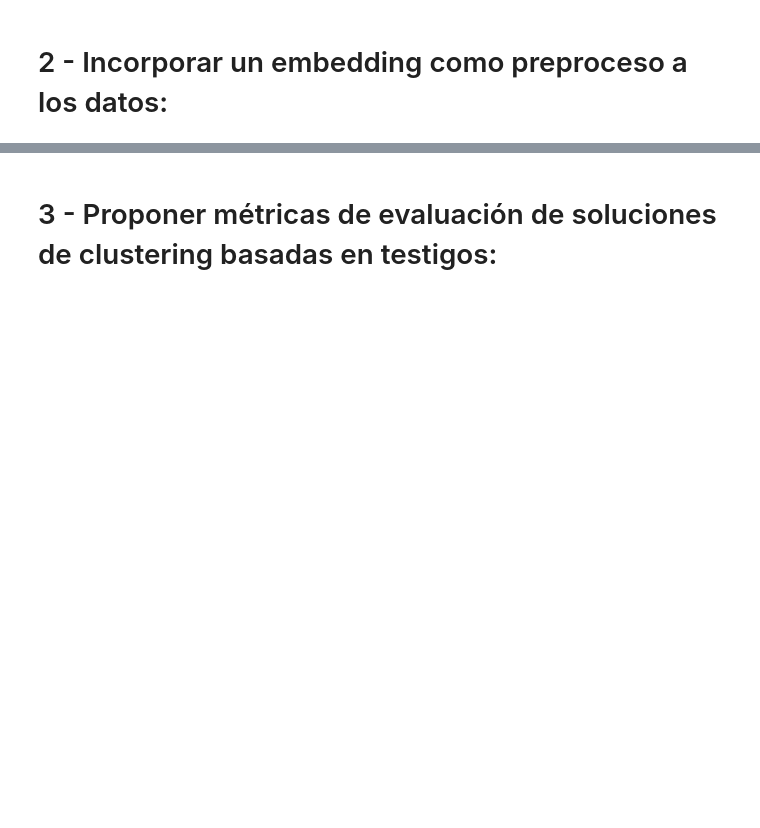
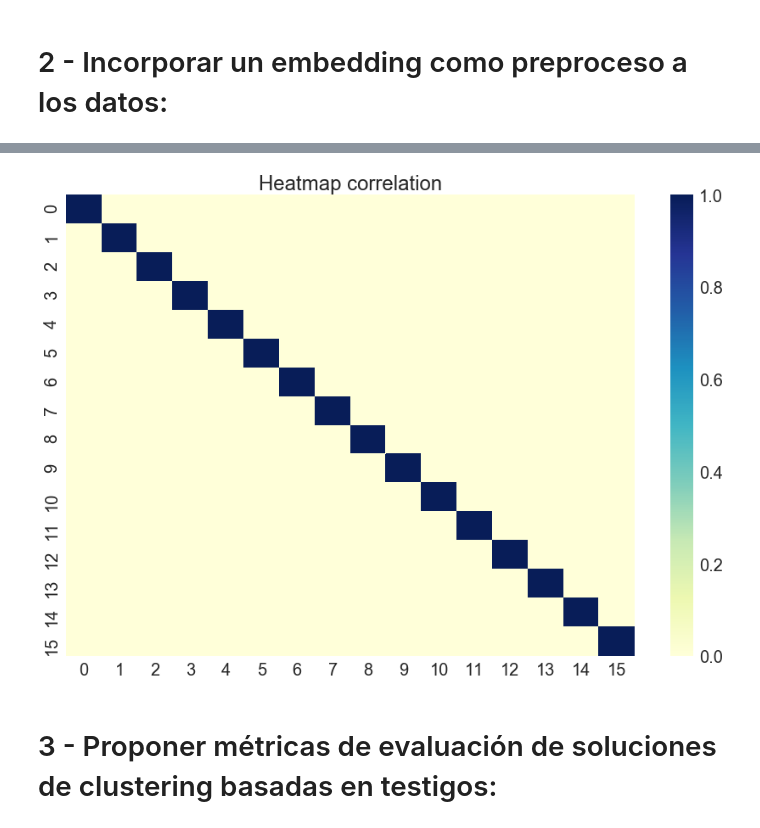
Before and after one commit to david-gonzalez/diplodatos, a Jupyter notebook: Aprendizaje_NO_supervisado/Entregables/Laboratorio-1/Aprendizaje No Supervisado - Laboratorio 1 - Clustering.ipynb, the cells around one changed output, grey strips where cells are left out. Drawn from its saved outputs; the diff is of its cells as text; code cells hidden in the pictures; blank space fills up the shorter version.

```diff
--- a/Aprendizaje_NO_supervisado/Entregables/Laboratorio-1/Aprendizaje No Supervisado - Laboratorio 1 - Clustering.ipynb
+++ b/Aprendizaje_NO_supervisado/Entregables/Laboratorio-1/Aprendizaje No Supervisado - Laboratorio 1 - Clustering.ipynb
@@ -67,0 +234,9 @@ ventas_df = load_dataset()
+# %%
+# Aqui podemos ver que algunas features tiene mucha correlacion entre si, como SOCIEDAD_JURIDICA y ser AGENTE_RETENCION.
+# Lo mismo sucede con FACTURA_MONTO_TOTAL, CANTIDAD y PRECIO_TOTAL Y LAS AGRUPACIONES
+# ESTADO Y MOTIVO_ESTADO
+# Por lo que vamos a aplicar una técnica de embedding, PCA (Principal component analisis)
+
+pca = PCA(n_components=16)
+pca.fit(df)
+df_reduced_pca = pca.transform(df)
@@ -67,0 +255,6 @@ ventas_df = load_dataset()
+# %%
+import numpy as np
+# Vamos a volver a generar otro mapa de calor, par ver si la correlacion bajo y el PCA fue efectivo. 1677679
+df_red =  pd.DataFrame(data=df_reduced_pca)
+df_red.reset_index
+df_red
@@ -68,3 +280,16 @@ ventas_df = load_dataset()
+# %%
+#Generamos un nuevo mapa de calor para ver corroborar que la correlacion entre columnas es baja!
+# y efectivamente
+
+df_red_corr = df_red.corr()
+plt.figure(figsize=(15,10))
+seaborn.heatmap(df_red_corr, cmap="YlGnBu") # Displaying the Heatmap
+seaborn.set(font_scale=2,style='white')
+
+plt.title('Heatmap correlation')
+plt.show()
+# %% [output]
+[figure, added]
 # %% [markdown]
 # 3 - Proponer métricas de evaluación de soluciones de clustering basadas en testigos:
 # %%
```
Also changed, not shown: parts of 12 cells of this notebook.
